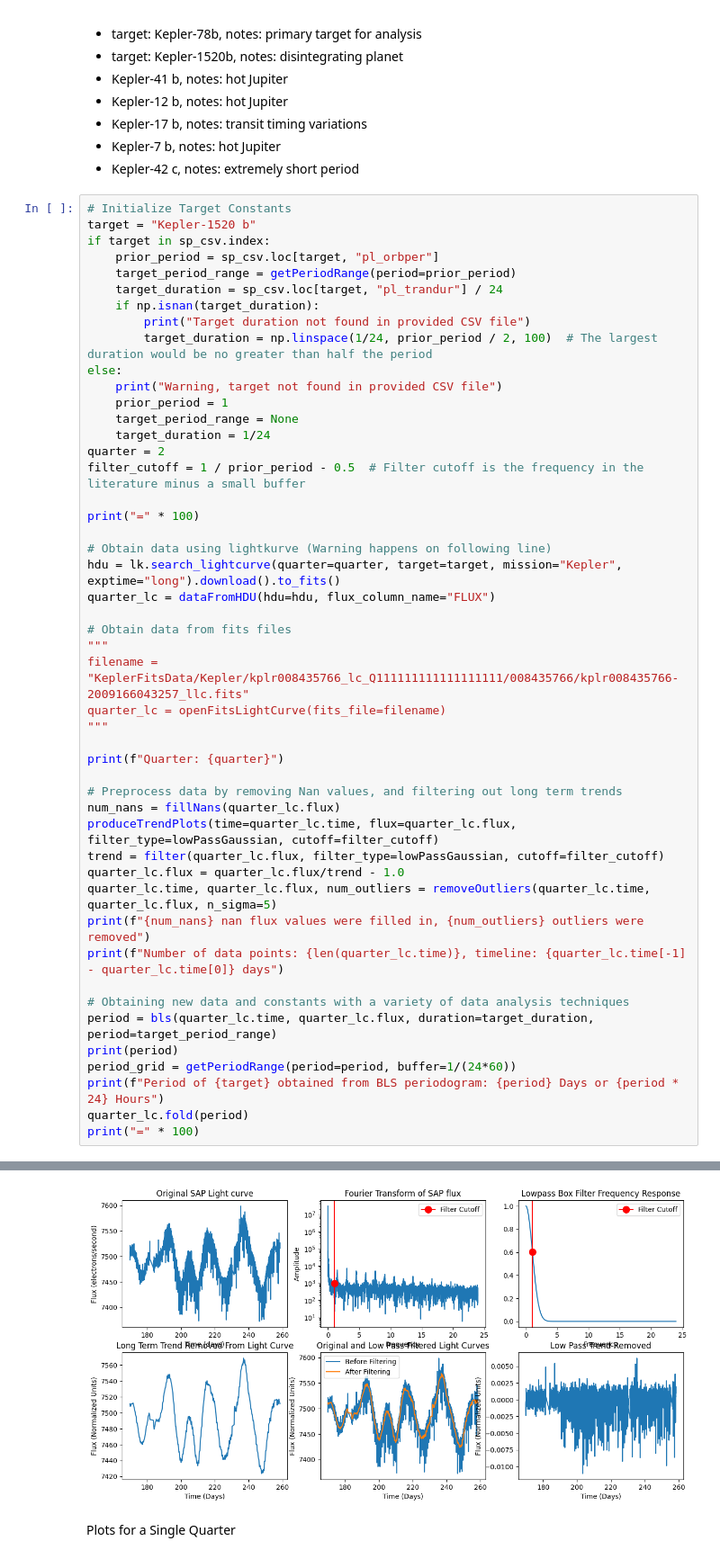
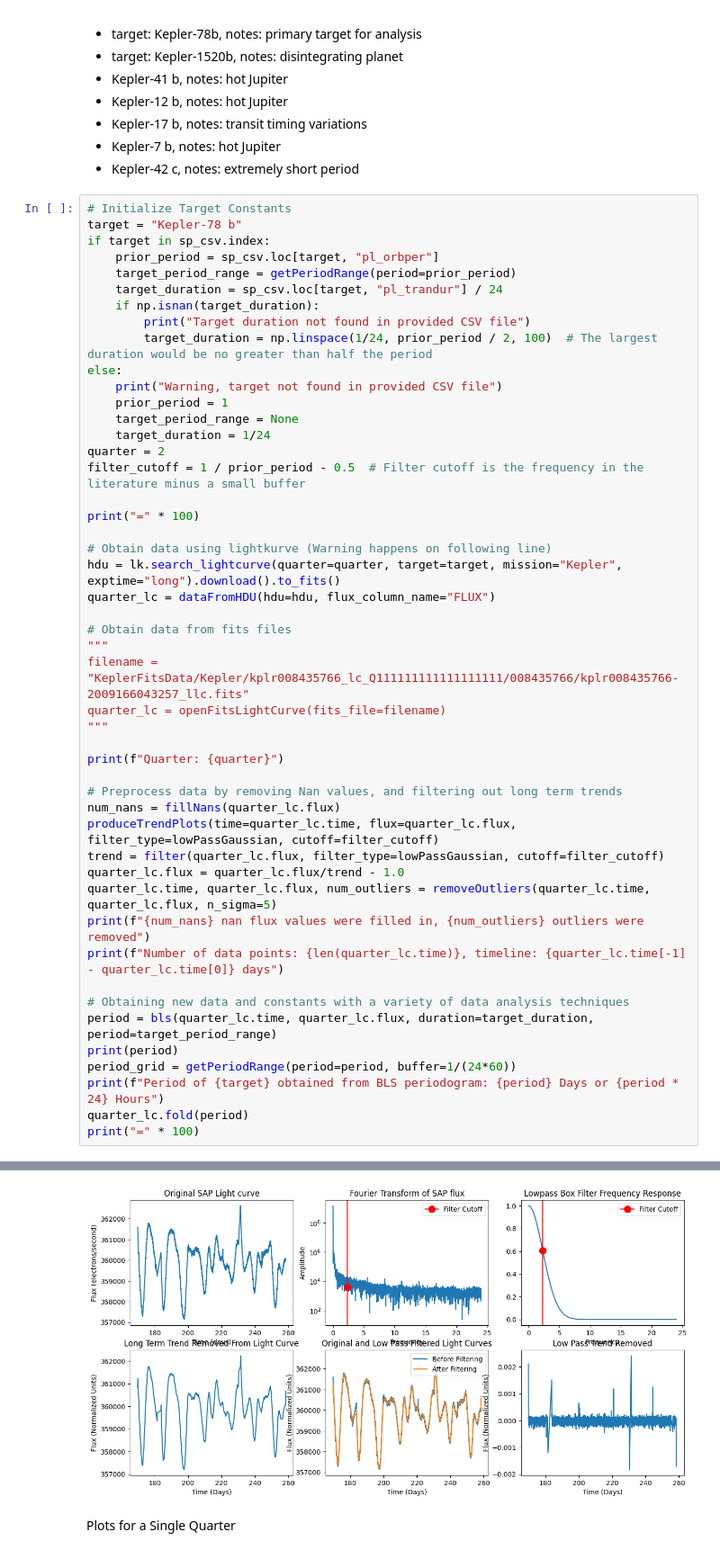
Before and after one commit to nsodickson/USP-Exoplanet-Analysis, a Jupyter notebook: Pipeline.ipynb, the cells around one changed output, grey strips where cells are left out. Shown at 90% size. Saved outputs shown, nothing was run; the diff lists cells and outputs as text.

```diff
--- a/Pipeline.ipynb
+++ b/Pipeline.ipynb
@@ -685,7 +683,7 @@ Target List:
 - Kepler-42 c, notes: extremely short period
 # %%
 # Initialize Target Constants
-target = "Kepler-1520 b"
+target = "Kepler-78 b"
 if target in sp_csv.index:
     prior_period = sp_csv.loc[target, "pl_orbper"]
     target_period_range = getPeriodRange(period=prior_period)
@@ -741,5 +740,5 @@ Period of Kepler-1520 b obtained from BLS periodogram: 0.6536125741551331 Days o
 ====================================================================================================
-[figure, old version]
+[figure, new version]
 # %% [markdown]
 Plots for a Single Quarter
 # %%
```
Also changed, not shown: parts of 14 cells of this notebook.
